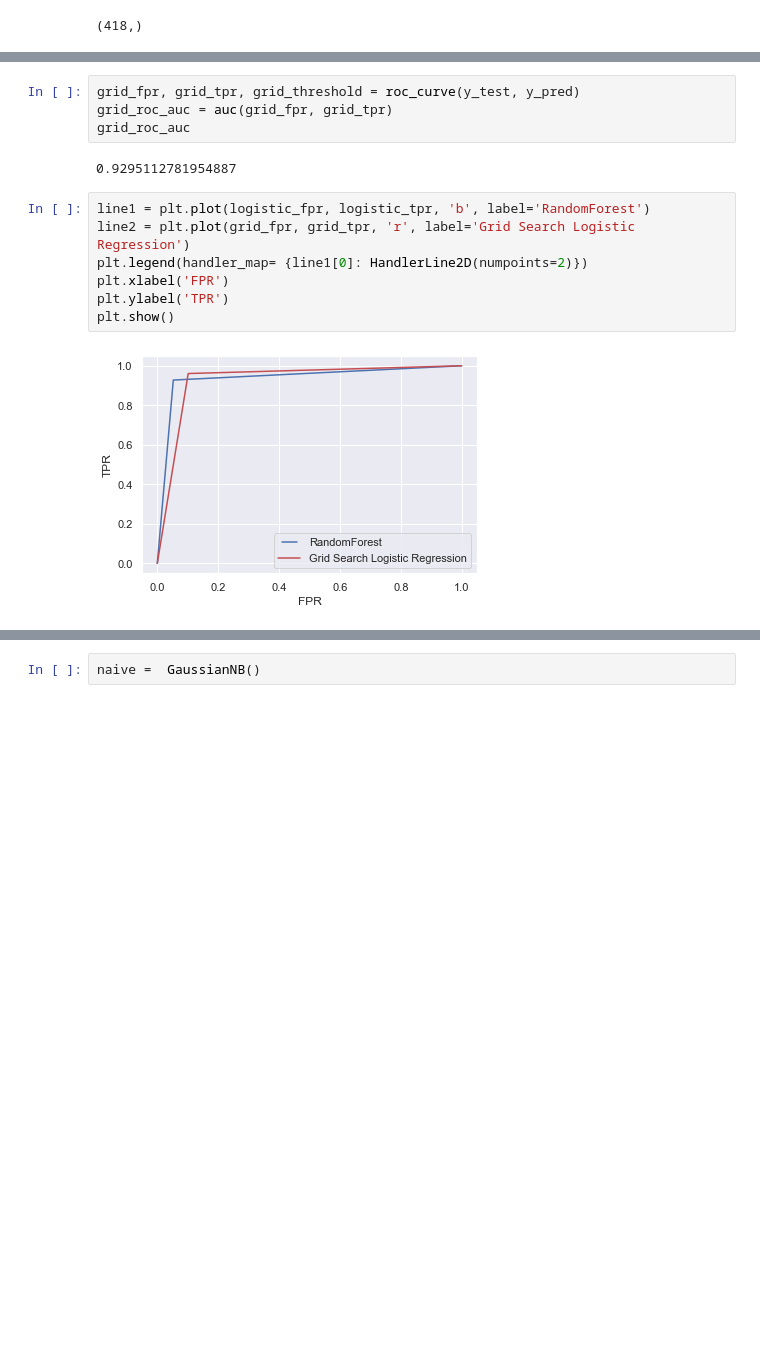
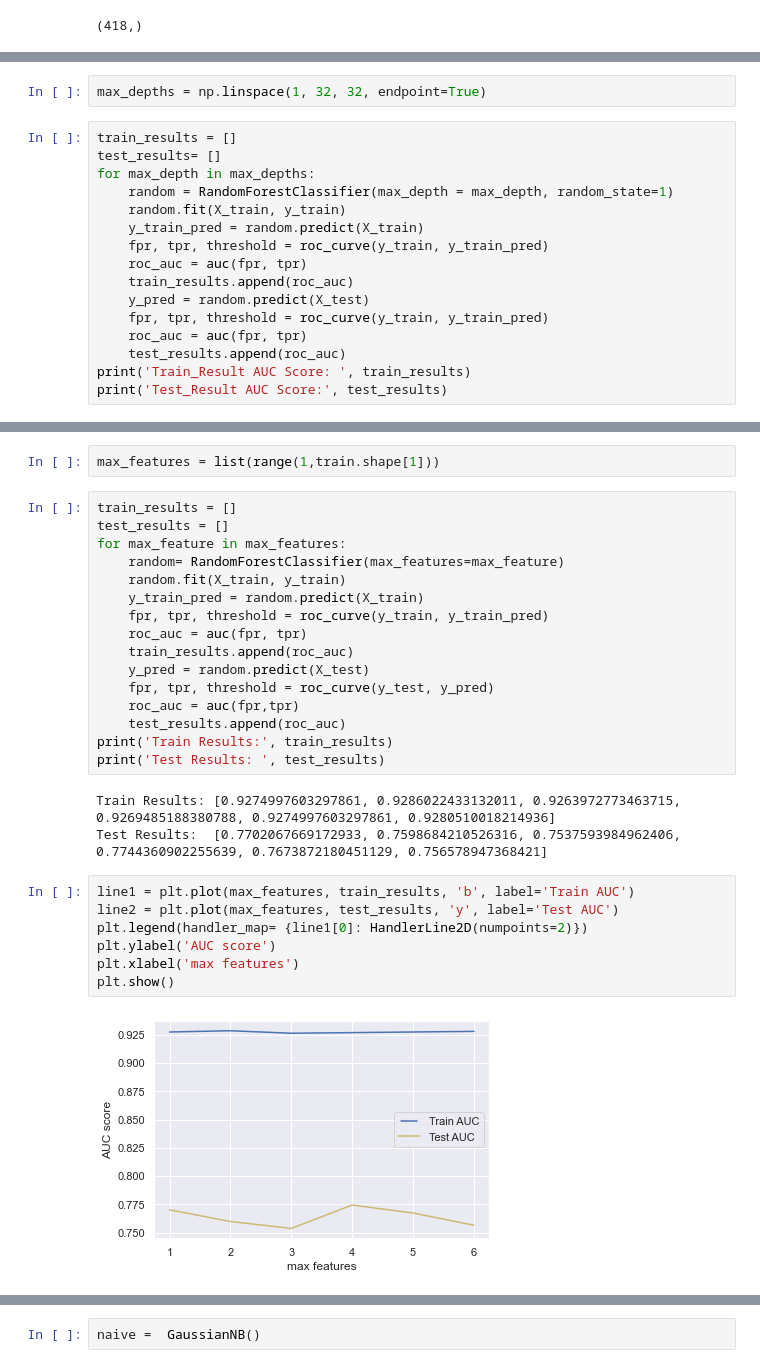
Before and after one commit to PriyaShrinithi/Titanic, a Jupyter notebook: Titanic.ipynb, the cells around one changed output, grey strips where cells are left out. Saved outputs shown, nothing was run; the diff lists cells and outputs as text; blank space fills up the shorter version.

```diff
--- a/Titanic.ipynb
+++ b/Titanic.ipynb
@@ -1053,0 +680,18 @@ print(rmse)
+# %%
+max_depths = np.linspace(1, 32, 32, endpoint=True)
+# %%
+train_results = []
+test_results= []
+for max_depth in max_depths:
+    random = RandomForestClassifier(max_depth = max_depth, random_state=1)
+    random.fit(X_train, y_train)
+    y_train_pred = random.predict(X_train)
+    fpr, tpr, threshold = roc_curve(y_train, y_train_pred)
+    roc_auc = auc(fpr, tpr)
+    train_results.append(roc_auc)
+    y_pred = random.predict(X_test)
+    fpr, tpr, threshold = roc_curve(y_train, y_train_pred)
+    roc_auc = auc(fpr, tpr)
+    test_results.append(roc_auc)
+print('Train_Result AUC Score: ', train_results)
+print('Test_Result AUC Score:', test_results)
@@ -1078,15 +760,30 @@ weighted avg       0.93      0.92      0.92       418
-# %%
-grid_fpr, grid_tpr, grid_threshold = roc_curve(y_test, y_pred)
-grid_roc_auc = auc(grid_fpr, grid_tpr)
-grid_roc_auc
-# %% [output]
-0.9295112781954887
+# %%
+max_features = list(range(1,train.shape[1]))
+# %%
+train_results = []
+test_results = []
+for max_feature in max_features:
+    random= RandomForestClassifier(max_features=max_feature)
+    random.fit(X_train, y_train)
+    y_train_pred = random.predict(X_train)
+    fpr, tpr, threshold = roc_curve(y_train, y_train_pred)
+    roc_auc = auc(fpr, tpr)
+    train_results.append(roc_auc)
+    y_pred = random.predict(X_test)
+    fpr, tpr, threshold = roc_curve(y_test, y_pred)
+    roc_auc = auc(fpr,tpr)
+    test_results.append(roc_auc)
+print('Train Results:', train_results)
+print('Test Results: ', test_results)
+# %% [output]
+Train Results: [0.9274997603297861, 0.9286022433132011, 0.9263972773463715, 0.9269485188380788, 0.9274997603297861, 0.9280510018214936]
+Test Results:  [0.7702067669172933, 0.7598684210526316, 0.7537593984962406, 0.7744360902255639, 0.7673872180451129, 0.756578947368421]
 # %%
-line1 = plt.plot(logistic_fpr, logistic_tpr, 'b', label='RandomForest')
-line2 = plt.plot(grid_fpr, grid_tpr, 'r', label='Grid Search Logistic Regression')
+line1 = plt.plot(max_features, train_results, 'b', label='Train AUC')
+line2 = plt.plot(max_features, test_results, 'y', label='Test AUC')
 plt.legend(handler_map= {line1[0]: HandlerLine2D(numpoints=2)})
-plt.xlabel('FPR')
-plt.ylabel('TPR')
+plt.ylabel('AUC score')
+plt.xlabel('max features')
 plt.show()
 # %% [output]
-[figure, old version]
+[figure, new version]
```
Also changed, not shown: parts of 127 cells of this notebook.
